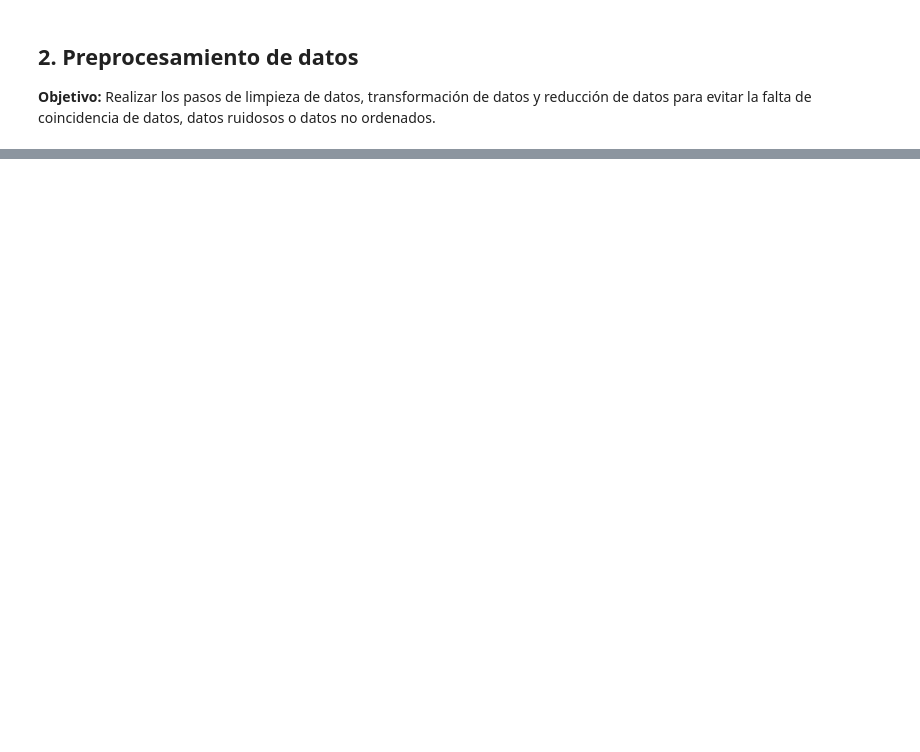
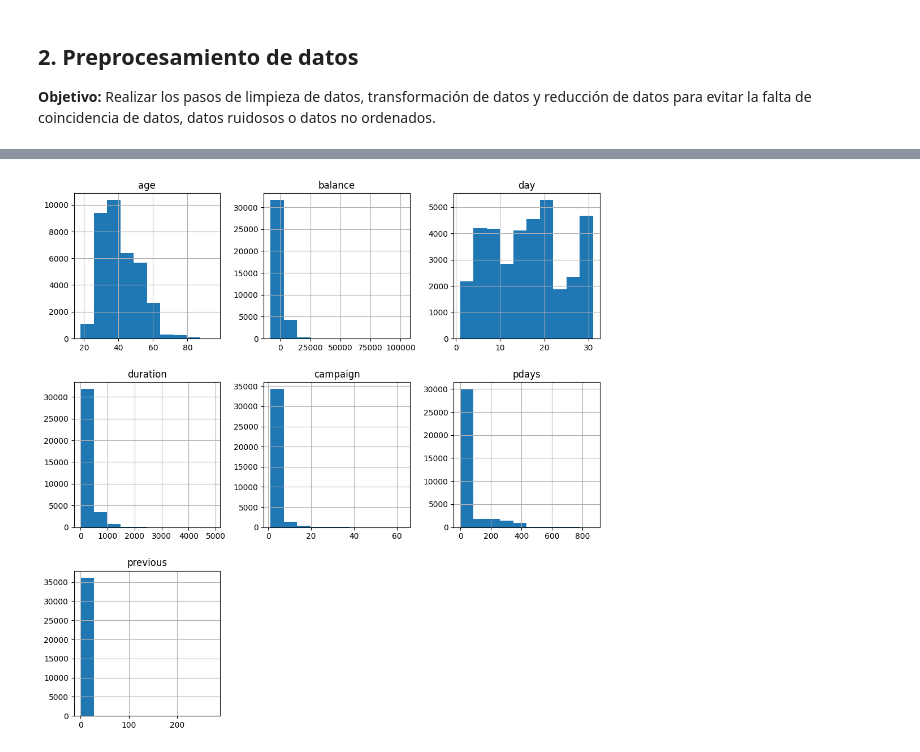
Before and after one commit to a70mico/Final_Project_Data_Science, a Jupyter notebook: src/bank.ipynb, the cells around one changed output, grey strips where cells are left out. Drawn from its saved outputs; the diff is of its cells as text; code cells hidden in the pictures; blank space fills up the shorter version.

```diff
--- a/src/bank.ipynb
+++ b/src/bank.ipynb
@@ -115,3 +121,34 @@ df_raw.sample(10, random_state=42)
 ## **2. Preprocesamiento de datos**
 
 **Objetivo:** Realizar los pasos de limpieza de datos, transformación de datos y reducción de datos para evitar la falta de coincidencia de datos, datos ruidosos o datos no ordenados.
+# %%
+df_interim = (
+    df_raw
+    .copy()
+    .set_axis(
+        df_raw.columns.str.replace(' ','_')
+        .str.replace(r'\W','',regex=True)
+        .str.lower()
+        .str.slice(0,40), axis=1
+    )
+    .drop_duplicates()
+    .rename(columns={'y':'target'})
+    .astype({'job':'category',
+             'marital':'category',
+             'education':'category',
+             'default':'category',
+             'housing':'category',
+             'loan':'category',
+             'contact':'category',
+             'month':'category',
+             'poutcome':'category',
+             'target':'category'
+             })
+)
+
+# Mover columna target al inicio
+df_interim = df_interim[[
+    'target'] + [col for col in df_interim.columns if col != 'target']
+]
+
+df_interim.info()
@@ -117,0 +176,6 @@ df_raw.sample(10, random_state=42)
+# %%
+df = df_interim.copy()
+# %%
+# Paso 3 EDA
+# Crear data set de entrenamiento y test
+df_train, df_test = train_test_split(df, test_size=0.2, random_state=42)
@@ -117,0 +280,6 @@ df_raw.sample(10, random_state=42)
+# %%
+# 3.1 Analisis univariado
+df_train.hist(figsize=(12,12))
+plt.show()
+# %% [output]
+[figure, added]
```
Also changed, not shown: parts of 8 cells of this notebook.
